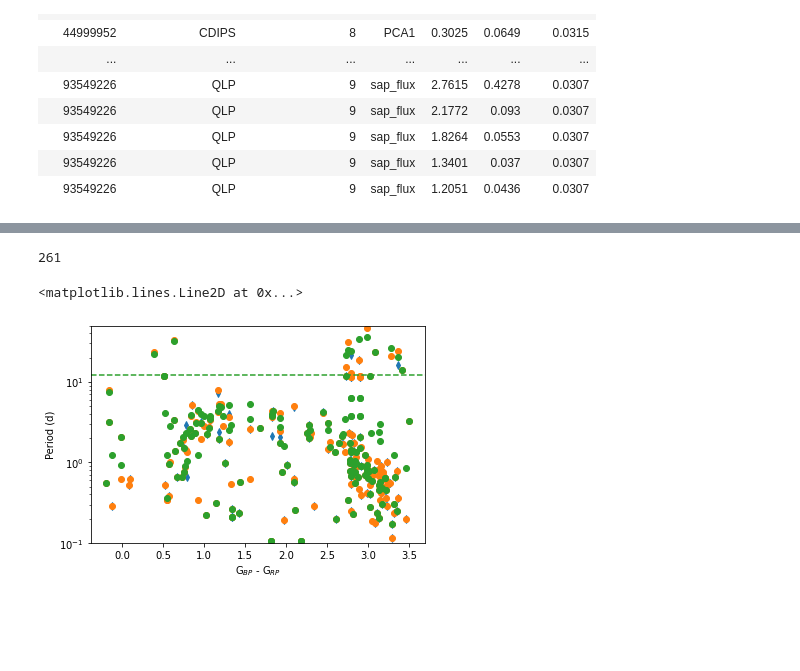
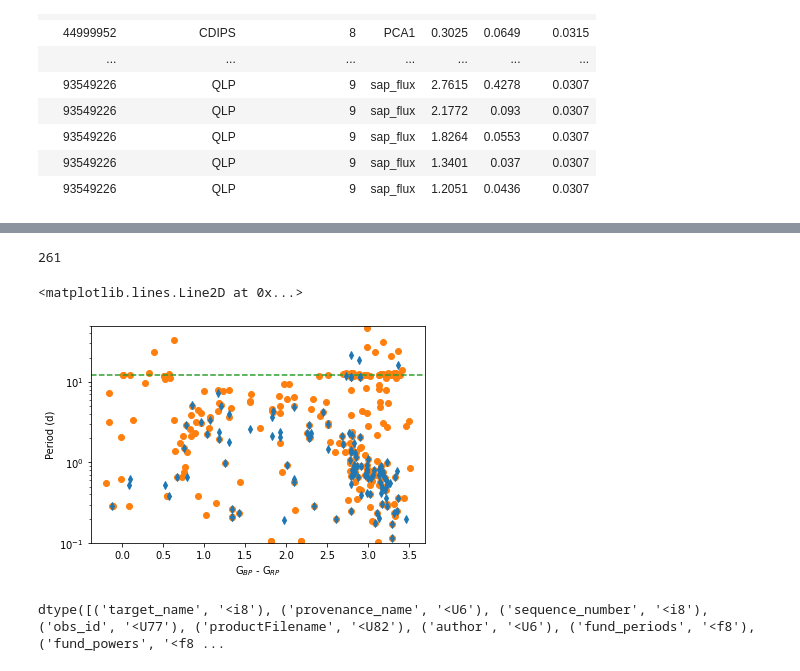
Before and after one commit to stephtdouglas/TESS_young, a Jupyter notebook: analyze_cluster_output.ipynb, the cells around one changed output, grey strips where cells are left out. Cells and saved outputs as stored; diff of their text form; code cells hidden in the pictures; blank space fills up the shorter version.

Commit message:
trying to differentiate between results

```diff
--- a/analyze_cluster_output.ipynb
+++ b/analyze_cluster_output.ipynb
@@ -495,7 +497,7 @@ results2["dbl"] = np.zeros(len(results2),int)
 results2["period_short"] = np.ones(len(results2),float)*-99
 results2["power_short"] = np.ones(len(results2),float)*-99
 # %%
-for i,row in enumerate(results):
+for i,row in enumerate(results2):
 
     # Find all the all_peaks locations, by target_name, provenance_name, and sequence_number
     loc = ((all_peaks["target_name"]==row["target_name"]) &
@@ -550,8 +552,12 @@ for i,row in enumerate(results):
 #             print("found shorter periods")
             sub_tab2 = sub_tab[short]
             short_max = np.argmax(sub_tab2["power"])
-            results2["period_short"] = sub_tab2["period"][short_max]
-            results2["power_short"] = sub_tab2["power"][short_max]
+#             row["period_long"] = row["sig_periods"]
+#             row["power_long"] = row["sig_powers"]
+#             row["sig_periods"] = sub_tab2["period"][short_max]
+#             row["sig_powers"] = sub_tab2["power"][short_max]
+            row["period_short"] = sub_tab2["period"][short_max]
+            row["power_short"] = sub_tab2["power"][short_max]
         else:
             continue
 # %% [output]
@@ -585,7 +591,8 @@ results2["target_name","provenance_name","sequence_number","flux_cols","sig_peri
 #         break
 # %%
 N = len(u_tic)
-dtype = [('TIC', 'int64'), ('NProt', 'i4'), ('Nclean', 'i4'), ('Prot', 'f8'), ('Prot_avg', 'f8'), ('Prot_std', 'f8')]
+dtype = [('TIC', 'int64'), ('NProt', 'i4'), ('Nclean', 'i4'), ('Prot', 'f8'), ('Prot_avg', 'f8'), ('Prot_std', 'f8'),
+         ('provenance_name','a6'),('sequence_number','i4'),('flux_cols','a12')]
 summary2 = Table(data=np.zeros(N, dtype=dtype))
 # %%
 for i, tic in enumerate(u_tic):
@@ -596,12 +603,22 @@ for i, tic in enumerate(u_tic):
     summary2["Nclean"][i] = len(clean)
 
     if len(clean)>0:
-        clean_short = np.where(loc & (results2["clean60"]==0) & (results2["sig_periods"]>0) & (results2["sig_periods"]<=12))[0]
+        clean_short = np.where(loc & (results2["clean60"]==0) &
+                               (results2["sig_periods"]>0) & (results2["sig_periods"]<=13))[0]
 
-        if len(clean_short)>0:
+        if len(clean_short)==1:
             summary2["Prot"][i] = results2["sig_periods"][clean_short][0]
             summary2["Prot_avg"][i] = np.mean(results2["sig_periods"][clean_short])
             summary2["Prot_std"][i] = np.std(results2["sig_periods"][clean_short])
+            summary2["provenance_name"][i] = results2["provenance_name"][clean_short][0]
+            summary2["sequence_number"][i] = results2["sequence_number"][clean_short][0]
+            summary2["flux_cols"][i] = results2["flux_cols"][clean_short][0]
+        elif len(clean_short)>1:
+            sub_tab = results2[clean_short]
+            best = np.argmax(sub_tab["sig_powers"])
+            summary2["Prot"][i] = sub_tab["sig_periods"][best]
+            summary2["Prot_avg"][i] = np.mean(sub_tab["sig_periods"])
+            summary2["Prot_std"][i] = np.std(sub_tab["sig_periods"])
         else:
             summary2["Prot"][i] = results2["sig_periods"][clean][0]
             summary2["Prot_avg"][i] = np.mean(results2["sig_periods"][clean])
@@ -641,20 +658,24 @@ clean2 = (summary2_gaia["Nclean"]>0) #& (std_avg<=0.1)
 bp_rp2 = summary2_gaia["GAIAEDR3_BP"] - summary2_gaia["GAIAEDR3_RP"]
 # %%
 plt.plot(bp_rp,summary_gaia["Prot"],'.',color="grey",alpha=0.5)
-plt.plot(bp_rp[clean],summary_gaia["Prot"][clean],'d',ms=5)
+plt.plot(bp_rp[clean],summary_gaia["Prot"][clean],'d',ms=5,zorder=5)
 plt.plot(bp_rp2[clean2],summary2_gaia["Prot"][clean2],'o')
-plt.plot(bp_rp2[clean2],summary2_gaia["Prot_avg"][clean2],'o')
+# plt.plot(bp_rp2[clean2],summary2_gaia["Prot_avg"][clean2],'s',zorder=-2)
 print(len(np.where(clean2)[0]))
 
 plt.ylim(0.1,50)
 plt.yscale("log")
 
 plt.xlabel(r"G$_{BP}$ - G$_{RP}$")
 plt.ylabel("Period (d)")
 
 ax = plt.gca()
 ax.axhline(12,linestyle="--",color="C2")
 # %% [output]
 261
 <matplotlib.lines.Line2D at 0x...>
-[figure, old version]
+[figure, new version]
+# %%
+results2.dtype
+# %% [output]
+dtype([('target_name', '<i8'), ('provenance_name', '<U6'), ('sequence_number', '<i8'), ('obs_id', '<U77'), ('productFilename', '<U82'), ('author', '<U6'), ('fund_periods', '<f8'), ('fund_powers', '<f8 ...
```
Also changed, not shown: parts of 6 cells of this notebook.
